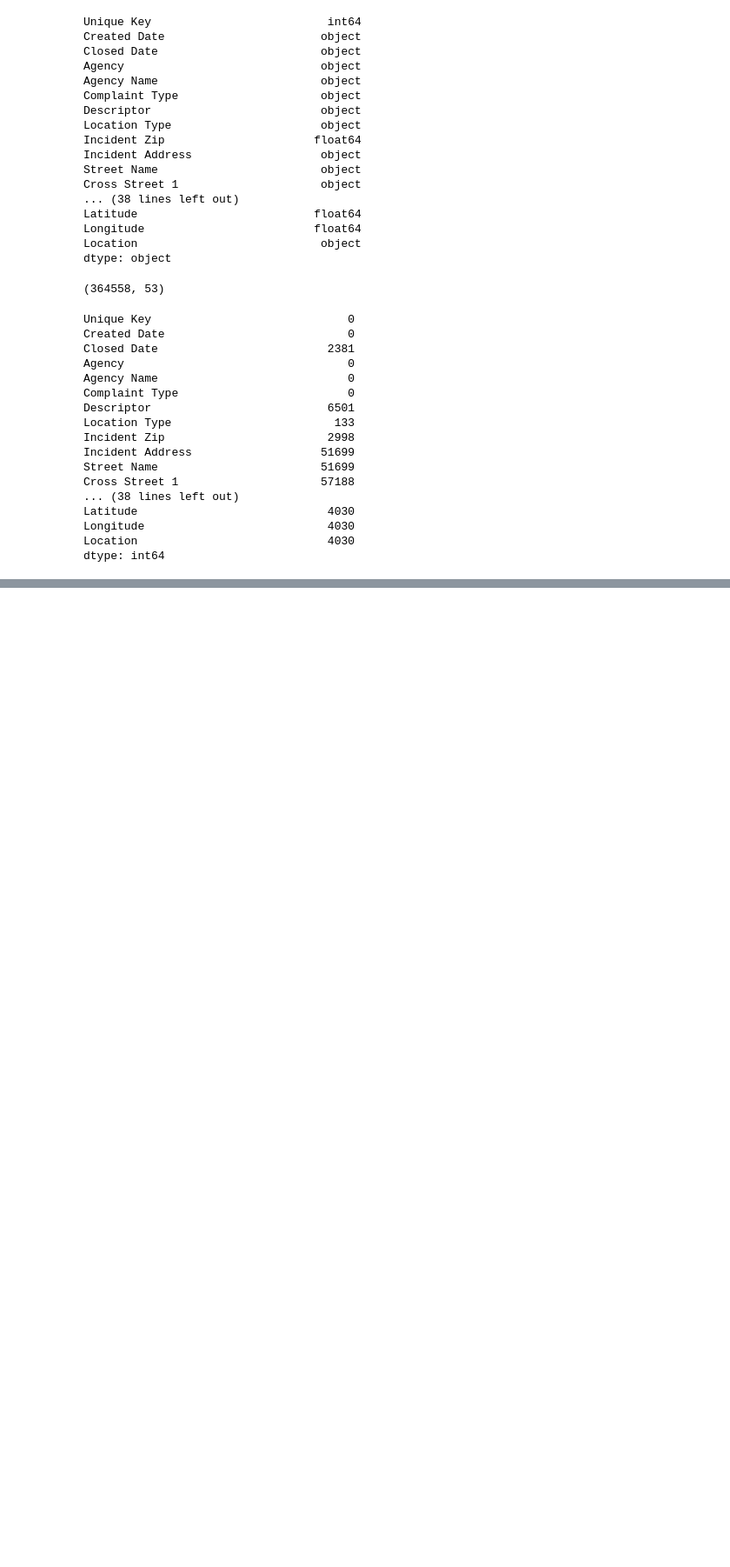
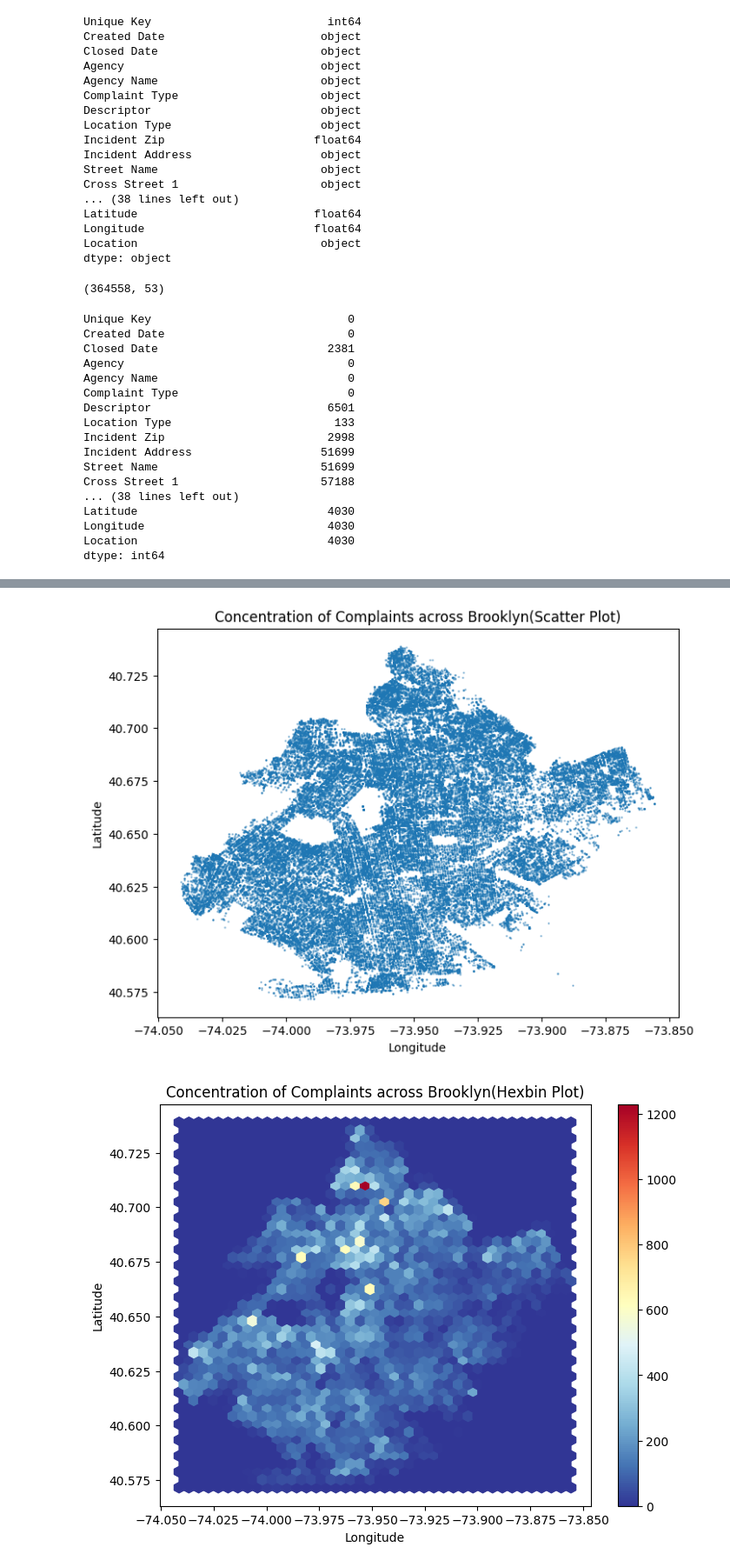
Before and after one commit to kanaishk/Data-Science-With-Python, a Jupyter notebook: Project/Customer_Service_Requests_Analysis/Analysis.ipynb, the cells around one changed output, grey strips where cells are left out. Shown at 87% size. Drawn from its saved outputs; the diff is of its cells as text; code cells hidden in the pictures; blank space fills up the shorter version.

```diff
--- a/Project/Customer_Service_Requests_Analysis/Analysis.ipynb
+++ b/Project/Customer_Service_Requests_Analysis/Analysis.ipynb
@@ -159,0 +260,29 @@ plt.close()
+# %%
+# Filter the dataset to keep only the Brooklyn borough
+brooklyn_data = dataset[dataset['Borough'] == 'BROOKLYN']
+
+# Create a scatter plot
+plt.figure(figsize=(8, 6))
+plt.scatter(brooklyn_data['Longitude'], brooklyn_data['Latitude'], s=0.5, alpha=0.5)
+plt.xlabel('Longitude')
+plt.ylabel('Latitude')
+title = 'Concentration of Complaints across Brooklyn(Scatter Plot)'
+plt.title(title)
+plt.savefig(os.path.join(graph_dir,title+'.png'),bbox_inches='tight')
+plt.show()
+plt.close()
+
+# Create a hexbin plot
+plt.figure(figsize=(8, 6))
+plt.hexbin(brooklyn_data['Longitude'], brooklyn_data['Latitude'], gridsize=40, cmap='RdYlBu_r')
+plt.xlabel('Longitude')
+plt.ylabel('Latitude')
+title = 'Concentration of Complaints across Brooklyn(Hexbin Plot)'
+plt.title(title)
+plt.colorbar()
+plt.savefig(os.path.join(graph_dir,title+'.png'),bbox_inches='tight')
+plt.show()
+plt.close()
+# %% [output]
+[figure, added]
+[figure, added]
```
Also changed, not shown: parts of 18 cells of this notebook, 4 other files.
